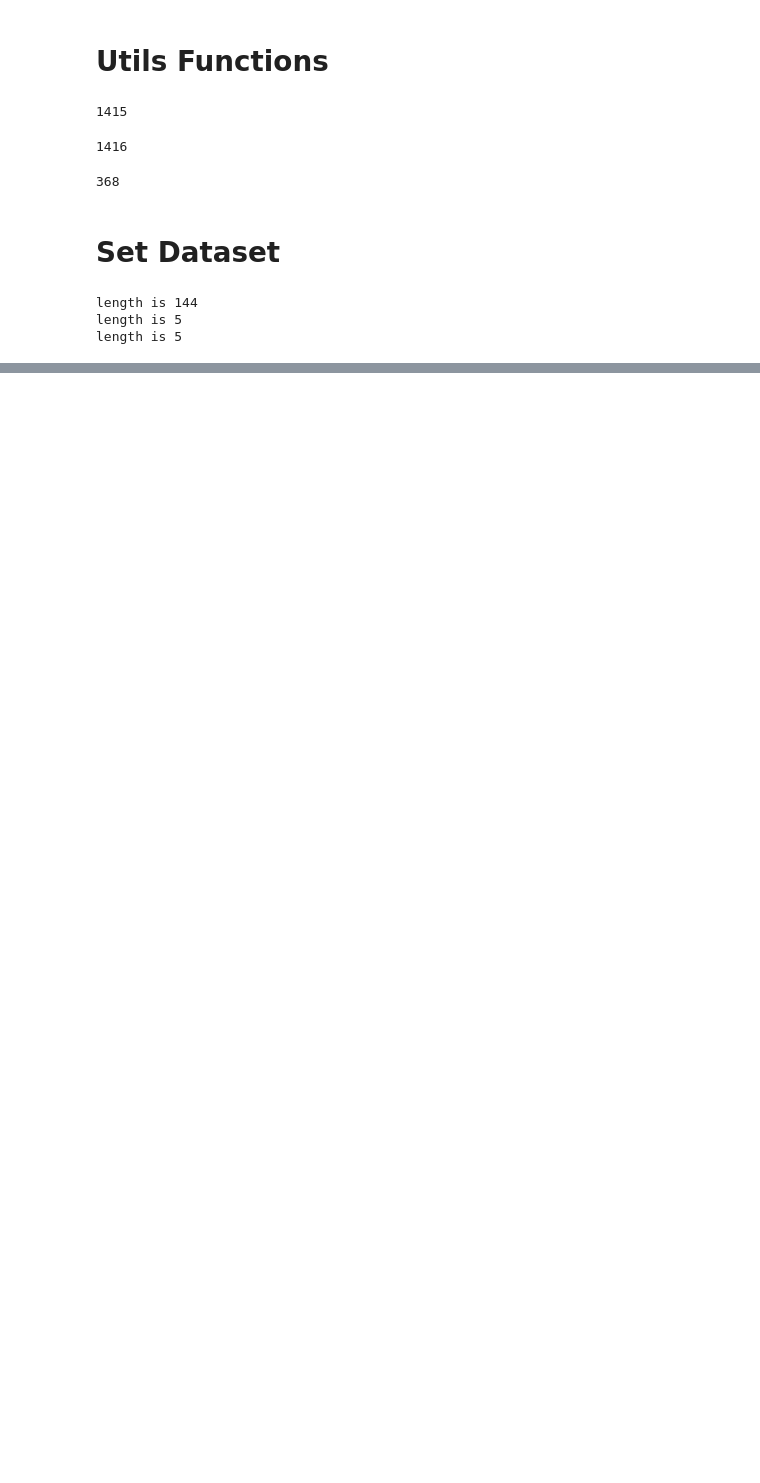
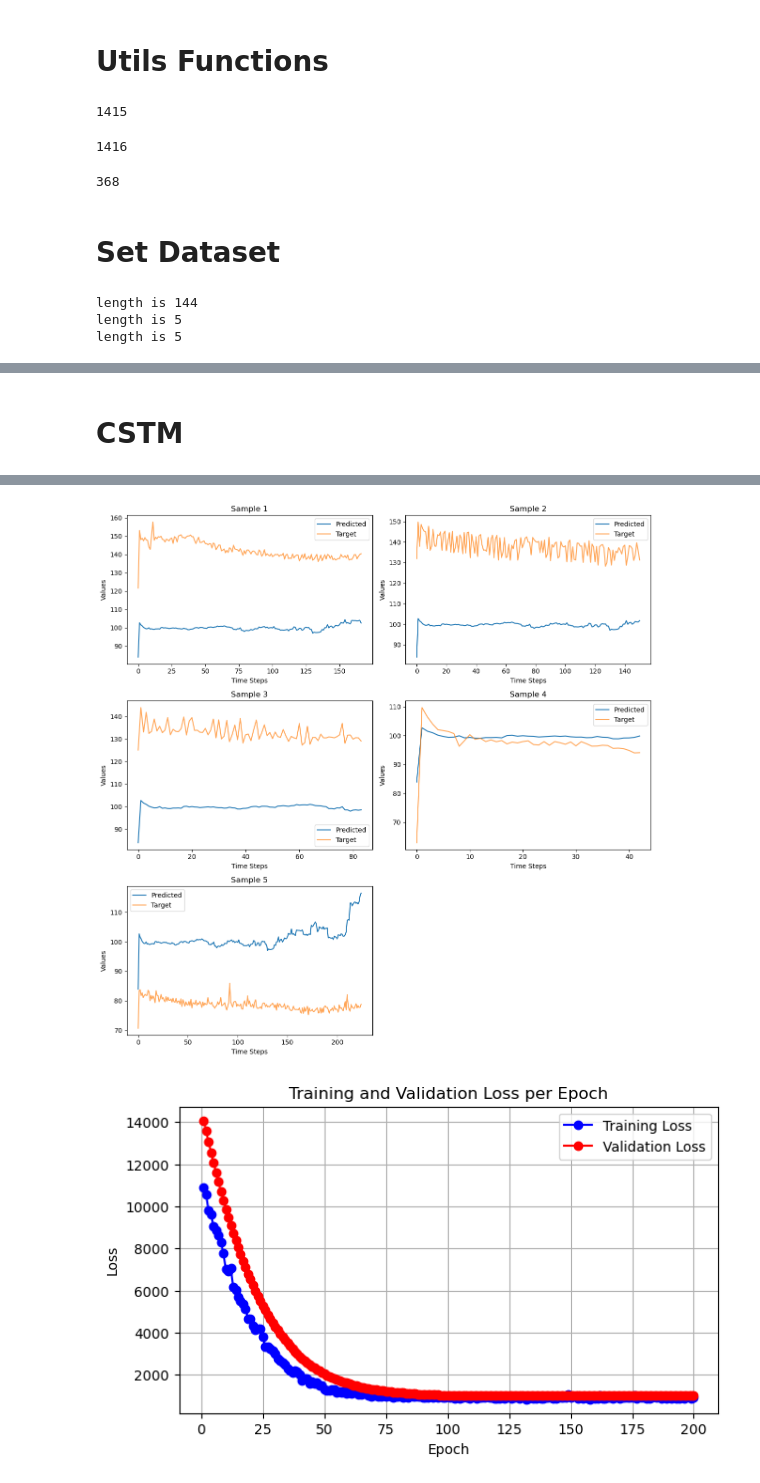
Before and after one commit to VictorH2208/Capstone-CNN, a Jupyter notebook: CNN/cnn_v3.ipynb, the cells around one changed output, grey strips where cells are left out. Drawn from its saved outputs; the diff is of its cells as text; code cells hidden in the pictures; blank space fills up the shorter version.

```diff
--- a/CNN/cnn_v3.ipynb
+++ b/CNN/cnn_v3.ipynb
@@ -415,7 +417,9 @@ class CNN(nn.Module):
 # %%
-epochs = 200
-model = CNN(kernel=3, num_filters=64).to(device)
-optimizer = torch.optim.Adam(model.parameters(), lr=0.001, weight_decay=0.000001, betas=(0.9, 0.999), eps=1e-08, amsgrad=True)
-criterion = nn.MSELoss()
+# epochs = 200
+# model = CNN(kernel=3, num_filters=64).to(device)
+# total_params = sum(p.numel() for p in model.parameters() if p.requires_grad)
+# print(f"Total trainable parameters in the model: {total_params}")
+# optimizer = torch.optim.Adam(model.parameters(), lr=0.001, weight_decay=0.000001, betas=(0.9, 0.999), eps=1e-08, amsgrad=True)
+# criterion = nn.MSELoss()
 
-train(model, train_loader, val_loader, test_loader, criterion, optimizer, epochs)
+# train(model, train_loader, val_loader, test_loader, criterion, optimizer, epochs)
@@ -437,0 +426,2 @@ Test set: Average loss: 189.2181, Pearson's R: 0.9376105597848776
+# %% [markdown]
+# CSTM
@@ -437,0 +469,8 @@ Test set: Average loss: 189.2181, Pearson's R: 0.9376105597848776
+# %%
+epochs = 200
+model1 = CNNLSTM(kernel=3, num_filters=64, lstm_hidden_size=128, lstm_layers=1).to(device)
+optimizer = torch.optim.Adam(model1.parameters(), lr=0.01, amsgrad=True)
+criterion = nn.MSELoss()
+
+train(model1, train_loader, val_loader, test_loader, criterion, optimizer, epochs)
+# %% [output]
@@ -437,0 +488,2 @@ Test set: Average loss: 189.2181, Pearson's R: 0.9376105597848776
+[figure, added]
+[figure, added]
```
Also changed, not shown: parts of 7 cells of this notebook.
